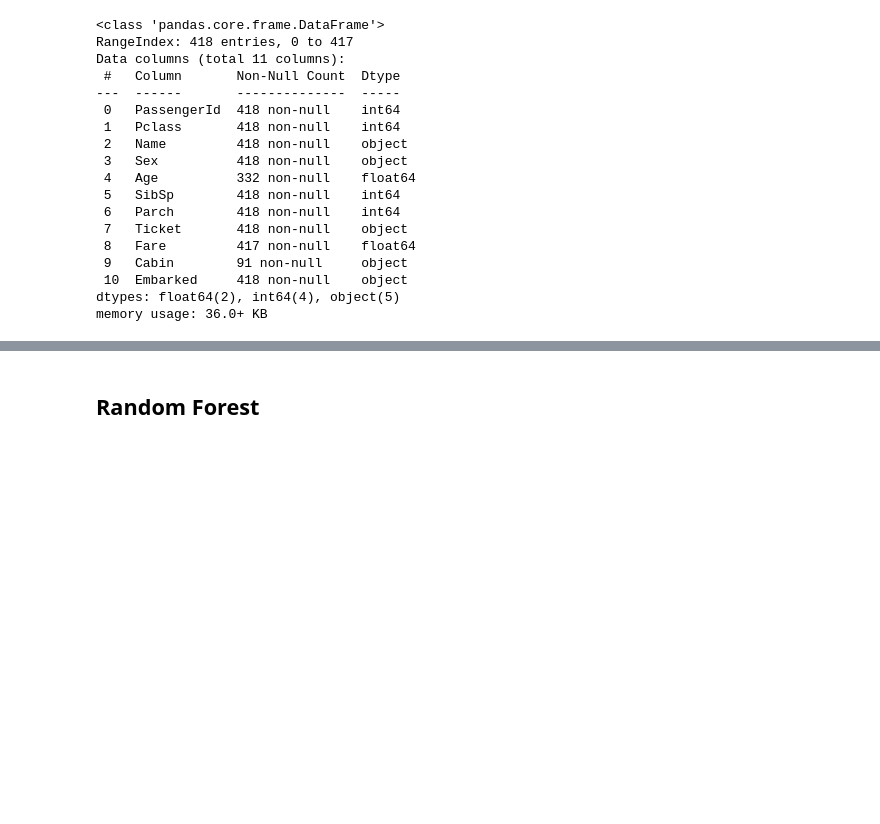
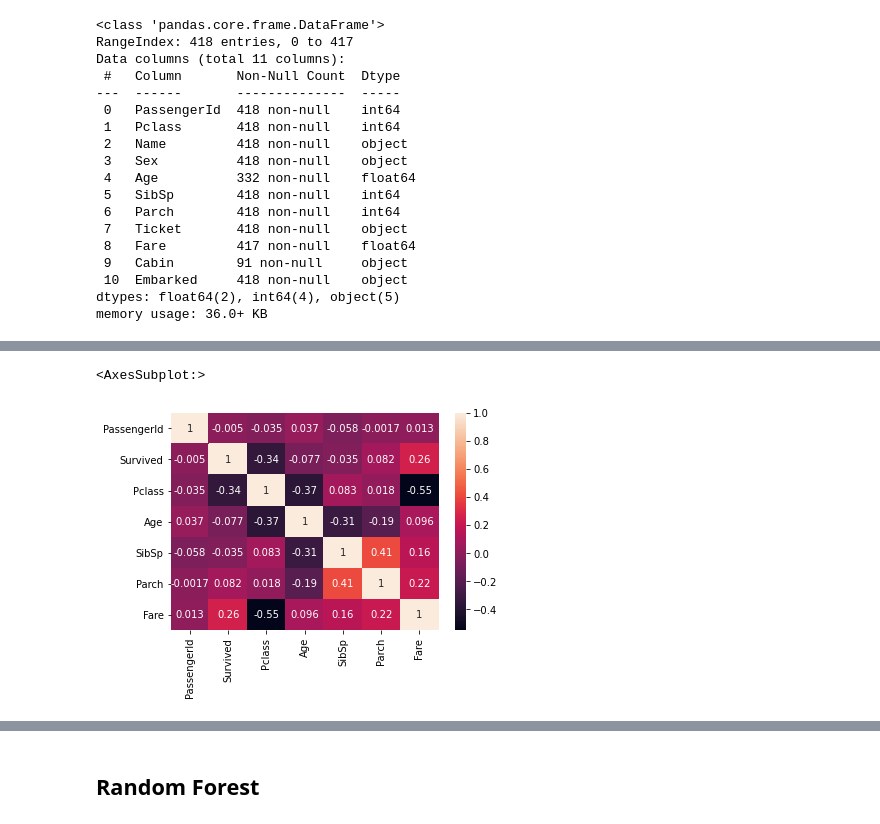
Before and after one commit to Nikhilreddy1/Titanic-passengers-survival-prediction, a Jupyter notebook: Titanic.ipynb, the cells around one changed output, grey strips where cells are left out. Saved outputs shown, nothing was run; the diff lists cells and outputs as text; code cells hidden in the pictures; blank space fills up the shorter version.

```diff
--- a/Titanic.ipynb
+++ b/Titanic.ipynb
@@ -239,0 +296,5 @@ memory usage: 36.0+ KB
+# %%
+sns.heatmap(df.corr(),annot=True)
+# %% [output]
+<AxesSubplot:>
+[figure, added]
```
Also changed, not shown: parts of 33 cells of this notebook.
